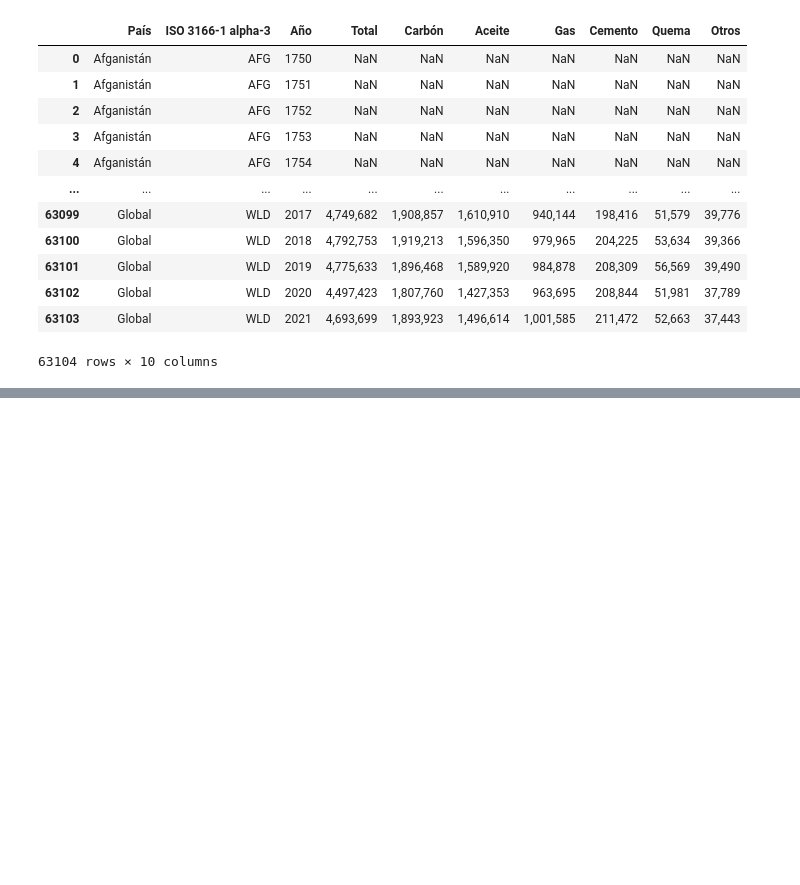
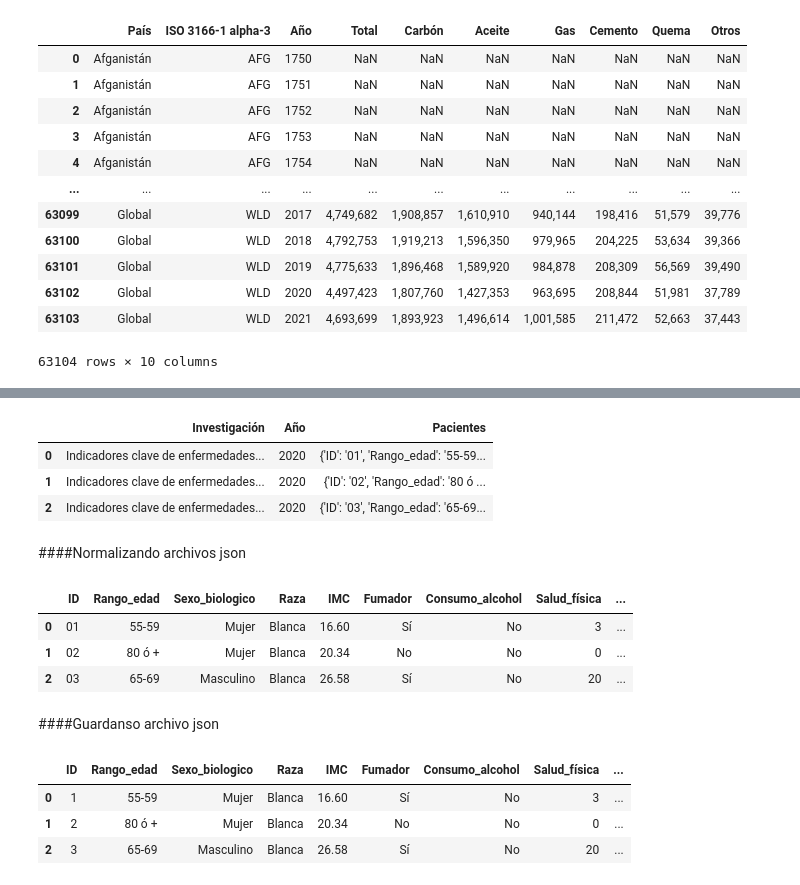
Before and after one commit to TheRealMrR/One_SegundaParte, a Jupyter notebook: Pandas_I_0.ipynb, the cells around one changed output, grey strips where cells are left out. Cells and saved outputs as stored; diff of their text form; code cells hidden in the pictures; blank space fills up the shorter version.

```diff
--- a/Pandas_I_0.ipynb
+++ b/Pandas_I_0.ipynb
@@ -268,0 +293,20 @@ fuentes_sheets.tail()
+# %%
+datos_pacientes2
+# %% [output]
+|  | Investigación | Año | Pacientes |
+| 0 | Indicadores clave de enfermedades... | 2020 | {'ID': '01', 'Rango_edad': '55-59... |
+| 1 | Indicadores clave de enfermedades... | 2020 | {'ID': '02', 'Rango_edad': '80 ó ... |
+| 2 | Indicadores clave de enfermedades... | 2020 | {'ID': '03', 'Rango_edad': '65-69... |
+# %% [markdown]
+####Normalizando archivos json
+# %%
+df_normalizado = pd.json_normalize(datos_pacientes2['Pacientes'])
+# %%
+df_normalizado
+# %% [output]
+|  | ID | Rango_edad | Sexo_biologico | Raza | IMC | Fumador | Consumo_alcohol | Salud_física | ... |
+| 0 | 01 | 55-59 | Mujer | Blanca | 16.60 | Sí | No | 3 | ... |
+| 1 | 02 | 80 ó + | Mujer | Blanca | 20.34 | No | No | 0 | ... |
+| 2 | 03 | 65-69 | Masculino | Blanca | 26.58 | Sí | No | 20 | ... |
+# %% [markdown]
+####Guardanso archivo json
@@ -268,0 +315,7 @@ fuentes_sheets.tail()
+# %%
+pd.read_json('historico_paciente_normalizado.json')
+# %% [output]
+|  | ID | Rango_edad | Sexo_biologico | Raza | IMC | Fumador | Consumo_alcohol | Salud_física | ... |
+| 0 | 1 | 55-59 | Mujer | Blanca | 16.60 | Sí | No | 3 | ... |
+| 1 | 2 | 80 ó + | Mujer | Blanca | 20.34 | No | No | 0 | ... |
+| 2 | 3 | 65-69 | Masculino | Blanca | 26.58 | Sí | No | 20 | ... |
```
Also changed, not shown: parts of 6 cells of this notebook.
